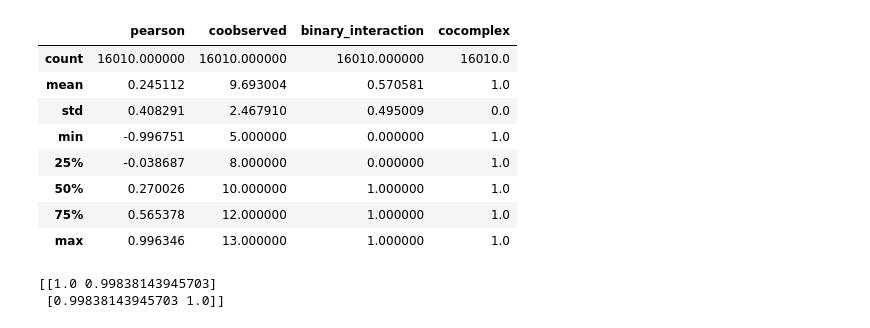
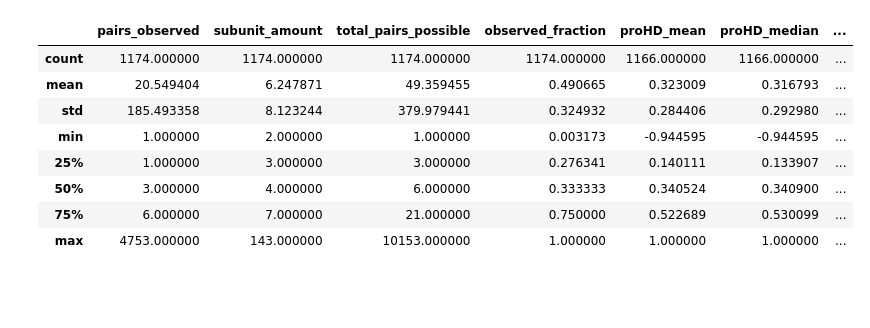
Before and after one commit to hoyinchu/ProteomicsResearch, a Jupyter notebook: notebooks/protein_consensus_analysis.ipynb, the cells around one changed output. Cells and saved outputs as stored; diff of their text form; code cells hidden in the pictures; blank space fills up the shorter version.

```diff
--- a/notebooks/protein_consensus_analysis.ipynb
+++ b/notebooks/protein_consensus_analysis.ipynb
@@ -26,0 +33,7 @@ big_chungus_validated_cocomplex_pairs_filtered = big_chungus_validated_cocomplex
+# %%
+all_corum_complex_pairs_df_filtered = all_corum_complex_pairs_df.loc[(all_corum_complex_pairs_df['proHD_validatable'] == 1)&
+                                                                     (all_corum_complex_pairs_df['pQTL_protein_validatable'] == 1)&
+                                                                     (all_corum_complex_pairs_df['protein_consensus_validatable'] == 1)&
+                                                                     (all_corum_complex_pairs_df['pQTL_rna_seq_validatable'] == 1)
+                                                                    ]
+all_corum_complex_pairs_df_filtered
@@ -26,0 +90,24 @@ big_chungus_validated_cocomplex_pairs_filtered = big_chungus_validated_cocomplex
+# %%
+complex_id_to_subunits_lookup = read_json_from(f"{PATH_ROOT}/data_sources/Corum/all_complexes_id_to_subunits.json")
+tup_list = []
+for com in com_corr:
+    com_observed_pairs = len(com_corr[com]['proHD'])
+    com_subunit_amount = len(complex_id_to_subunits_lookup[com])
+    com_total_pair_amount = (com_subunit_amount*(com_subunit_amount-1)) / 2 # n choose 2
+    com_observed_fraction = com_observed_pairs/com_total_pair_amount
+    com_proHD_mean = np.mean(com_corr[com]['proHD'])
+    com_proHD_median = np.median(com_corr[com]['proHD'])
+    com_pQTL_protein_mean = np.mean(com_corr[com]['pQTL_protein'])
+    com_pQTL_protein_median = np.median(com_corr[com]['pQTL_protein'])
+    com_pQTL_rna_seq_mean = np.mean(com_corr[com]['pQTL_rna_seq'])
+    com_pQTL_rna_seq_median = np.median(com_corr[com]['pQTL_rna_seq'])
+    com_protein_consensus_mean = np.mean(com_corr[com]['protein_consensus'])
+    com_protein_consensus_median = np.median(com_corr[com]['protein_consensus'])
+    tup_list.append((com,com_observed_pairs,com_subunit_amount,com_total_pair_amount,com_observed_fraction,
+                    com_proHD_mean,com_proHD_median,com_pQTL_protein_mean,com_pQTL_protein_median,
+                    com_pQTL_rna_seq_mean,com_pQTL_rna_seq_median,com_protein_consensus_mean,com_protein_consensus_median))
+col_names = ['complex_id','pairs_observed','subunit_amount','total_pairs_possible','observed_fraction',
+            'proHD_mean','proHD_median','pQTL_protein_mean','pQTL_protein_median',
+            'pQTL_rna_seq_mean','pQTL_rna_seq_median','protein_consensus_mean','protein_consensus_median']
+com_corr_df = pd.DataFrame(columns=col_names,data=tup_list)
+com_corr_df
@@ -26,0 +128,8 @@ big_chungus_validated_cocomplex_pairs_filtered = big_chungus_validated_cocomplex
+# %%
+com_names = []
+complex_id_to_name = read_json_from(f'{PATH_ROOT}/data_sources/Corum/all_complexes_id_to_name.json')
+for idx,row in com_corr_df.iterrows():
+    com_id = row['complex_id']
+    com_name = complex_id_to_name[com_id]
+    com_names.append(com_name)
+com_names
@@ -26,0 +154,3 @@ big_chungus_validated_cocomplex_pairs_filtered = big_chungus_validated_cocomplex
+# %%
+com_corr_df['complex_name'] = com_names
+com_corr_df
@@ -27,21 +190,12 @@ big_chungus_validated_cocomplex_pairs_filtered = big_chungus_validated_cocomplex
 # %%
-big_chungus_validated_cocomplex_pairs_filtered.describe()
+com_corr_df.describe()
 # %% [output]
-|  | pearson | coobserved | binary_interaction | cocomplex |
-| count | 16010.000000 | 16010.000000 | 16010.000000 | 16010.0 |
-| mean | 0.245112 | 9.693004 | 0.570581 | 1.0 |
-| std | 0.408291 | 2.467910 | 0.495009 | 0.0 |
-| min | -0.996751 | 5.000000 | 0.000000 | 1.0 |
-| 25% | -0.038687 | 8.000000 | 0.000000 | 1.0 |
-| 50% | 0.270026 | 10.000000 | 1.000000 | 1.0 |
-| 75% | 0.565378 | 12.000000 | 1.000000 | 1.0 |
-| max | 0.996346 | 13.000000 | 1.000000 | 1.0 |
+|  | pairs_observed | subunit_amount | total_pairs_possible | observed_fraction | proHD_mean | proHD_median | ... |
+| count | 1174.000000 | 1174.000000 | 1174.000000 | 1174.000000 | 1166.000000 | 1166.000000 | ... |
+| mean | 20.549404 | 6.247871 | 49.359455 | 0.490665 | 0.323009 | 0.316793 | ... |
+| std | 185.493358 | 8.123244 | 379.979441 | 0.324932 | 0.284406 | 0.292980 | ... |
+| min | 1.000000 | 2.000000 | 1.000000 | 0.003173 | -0.944595 | -0.944595 | ... |
+| 25% | 1.000000 | 3.000000 | 3.000000 | 0.276341 | 0.140111 | 0.133907 | ... |
+| 50% | 3.000000 | 4.000000 | 6.000000 | 0.333333 | 0.340524 | 0.340900 | ... |
+| 75% | 6.000000 | 7.000000 | 21.000000 | 0.750000 | 0.522689 | 0.530099 | ... |
+| max | 4753.000000 | 143.000000 | 10153.000000 | 1.000000 | 1.000000 | 1.000000 | ... |
-# %%
-from numpy import ma
-A = [1, 2, 3, 4, 5, np.NaN]
-B = [2, 3, 4, 5.25, np.NaN, 100]
-
-print(ma.corrcoef(ma.masked_invalid(A), ma.masked_invalid(B)))
-# %% [output]
-[[1.0 0.99838143945703]
- [0.99838143945703 1.0]]
```
Also changed, not shown: parts of 36 cells of this notebook, 11 other files.
